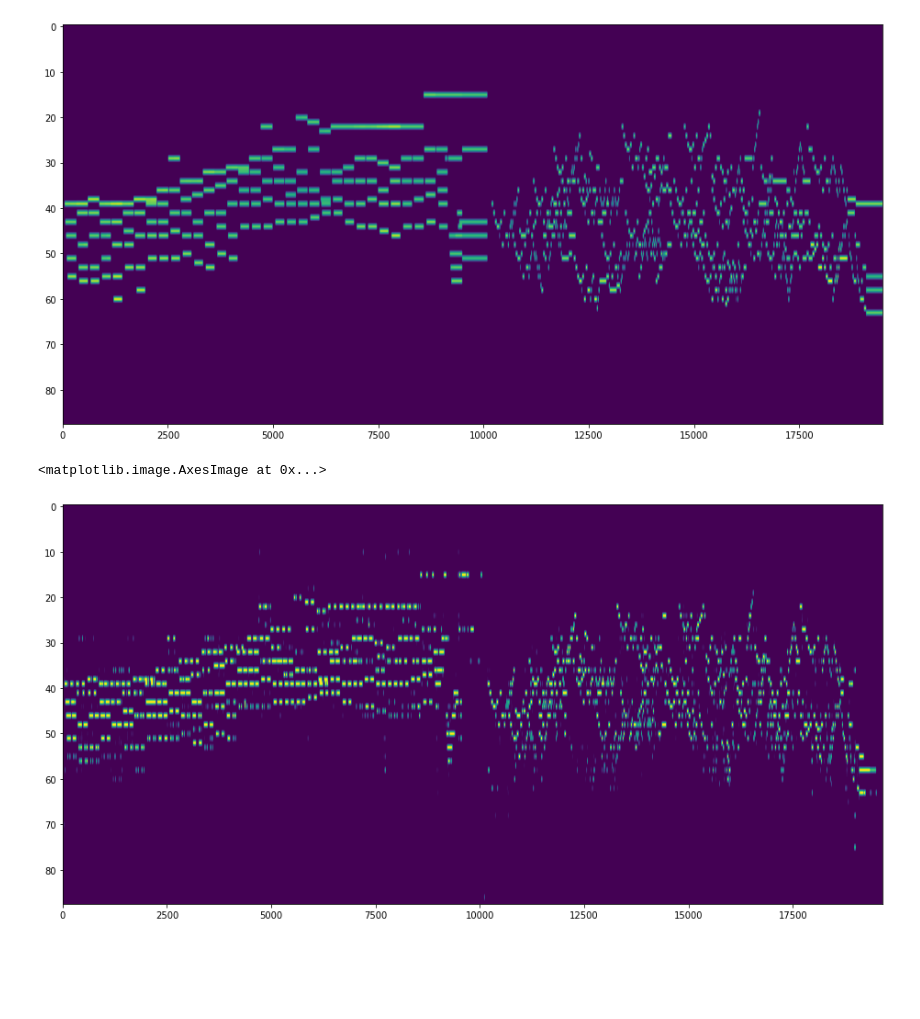
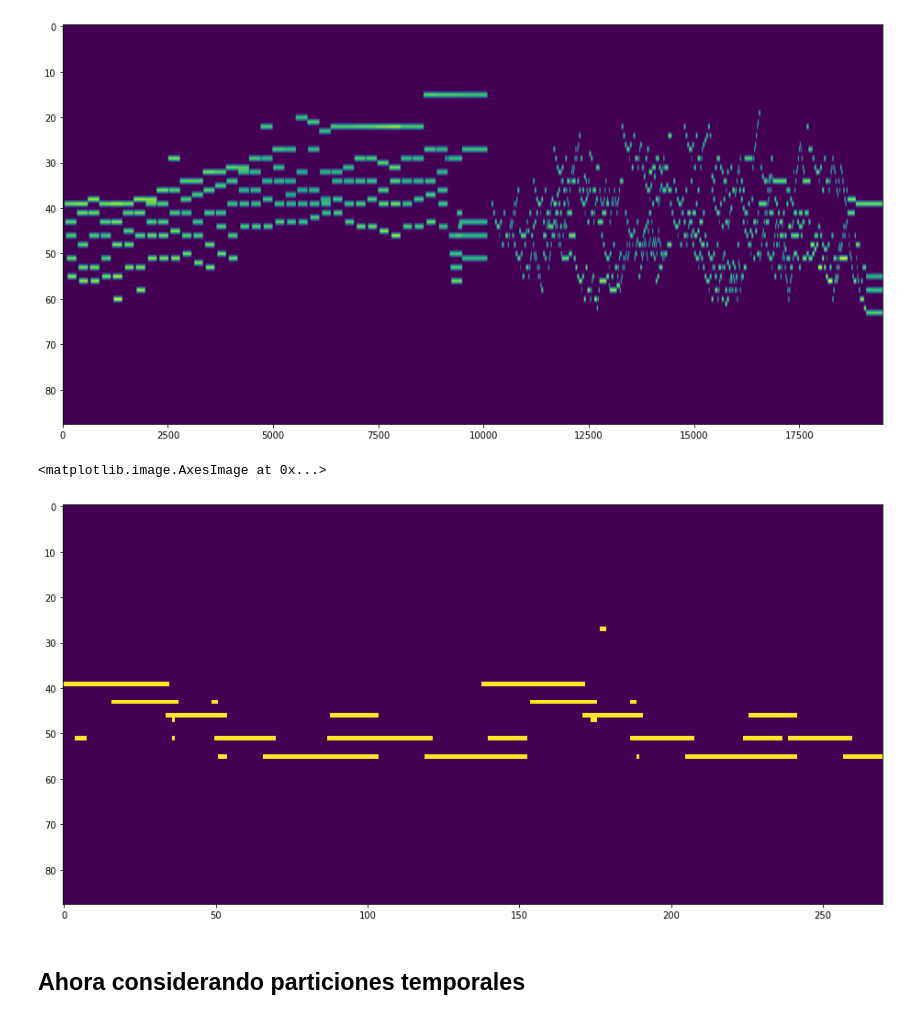
Before and after one commit to EstebSalazar/Proyecto-TCD, a Jupyter notebook: Proyecto.ipynb, the cells around one changed output. Saved outputs shown, nothing was run; the diff lists cells and outputs as text; code cells hidden in the pictures; blank space fills up the shorter version.

```diff
--- a/Proyecto.ipynb
+++ b/Proyecto.ipynb
@@ -371,9 +373,12 @@ plt.imshow(piano_roll, aspect="auto")
 <matplotlib.image.AxesImage at 0x...>
 [figure]
 # %%
+import matplotlib.pyplot as plt
 #Partituda predicha
 plt.figure(figsize=(16, 8))
-plt.imshow(Y_pred.T, aspect="auto")
+plt.imshow(Y_pred[:270].T, aspect="auto")
 # %% [output]
 <matplotlib.image.AxesImage at 0x...>
-[figure, old version]
+[figure, new version]
+# %% [markdown]
+## Ahora considerando particiones temporales
```
Also changed, not shown: parts of 25 cells of this notebook.
